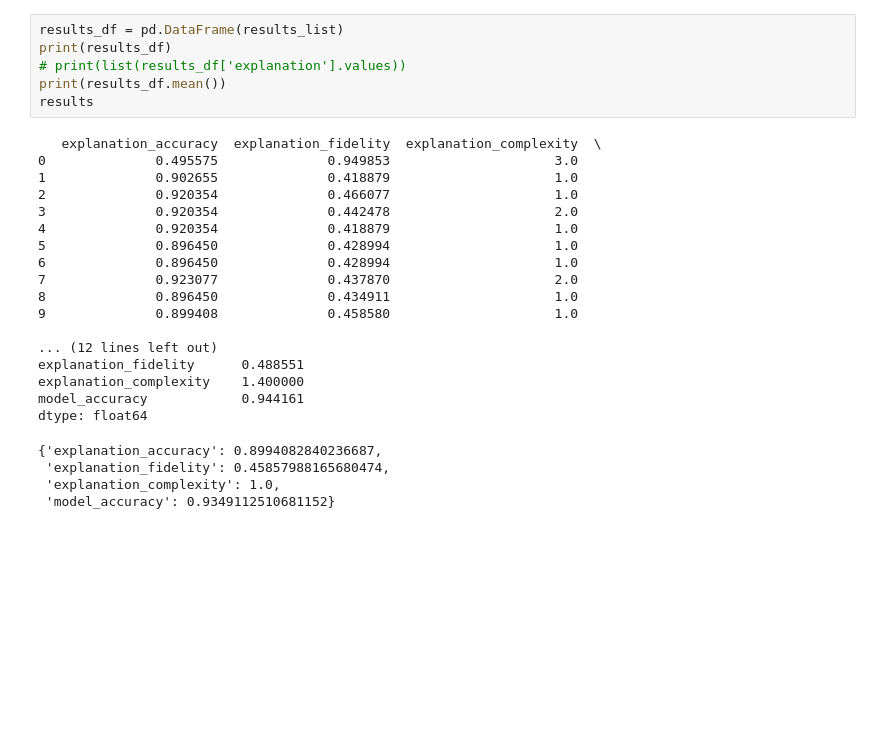
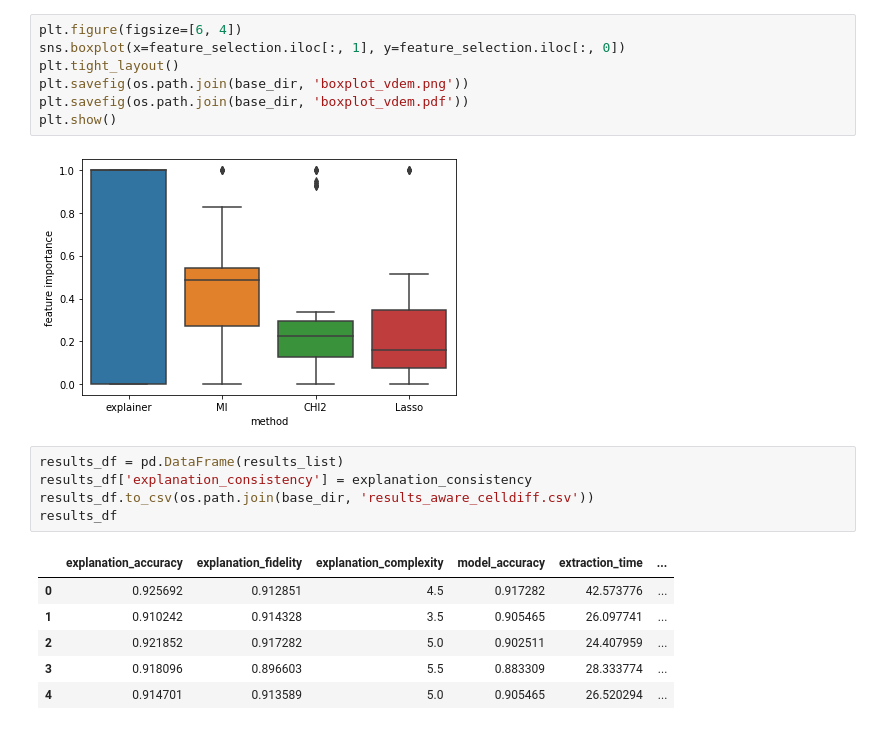
Before and after one commit to pietrobarbiero/pytorch_explain, a Jupyter notebook: experiments/vdem.ipynb, the cells around one changed output. Saved outputs shown, nothing was run; the diff lists cells and outputs as text; blank space fills up the shorter version.

```diff
--- a/experiments/vdem.ipynb
+++ b/experiments/vdem.ipynb
@@ -105,28 +219,21 @@ Split [1/10]
+# %%
+plt.figure(figsize=[6, 4])
+sns.boxplot(x=feature_selection.iloc[:, 1], y=feature_selection.iloc[:, 0])
+plt.tight_layout()
+plt.savefig(os.path.join(base_dir, 'boxplot_vdem.png'))
+plt.savefig(os.path.join(base_dir, 'boxplot_vdem.pdf'))
+plt.show()
+# %% [output]
+[figure, added]
 # %%
 results_df = pd.DataFrame(results_list)
-print(results_df)
-# print(list(results_df['explanation'].values))
-print(results_df.mean())
-results
+results_df['explanation_consistency'] = explanation_consistency
+results_df.to_csv(os.path.join(base_dir, 'results_aware_celldiff.csv'))
+results_df
 # %% [output]
-   explanation_accuracy  explanation_fidelity  explanation_complexity  \
-0              0.495575              0.949853                     3.0
-1              0.902655              0.418879                     1.0
-2              0.920354              0.466077                     1.0
-3              0.920354              0.442478                     2.0
-4              0.920354              0.418879                     1.0
-5              0.896450              0.428994                     1.0
-6              0.896450              0.428994                     1.0
-7              0.923077              0.437870                     2.0
-8              0.896450              0.434911                     1.0
-9              0.899408              0.458580                     1.0
-
-... (12 lines left out)
-explanation_fidelity      0.488551
-explanation_complexity    1.400000
-model_accuracy            0.944161
-dtype: float64
-{'explanation_accuracy': 0.8994082840236687,
- 'explanation_fidelity': 0.45857988165680474,
- 'explanation_complexity': 1.0,
- 'model_accuracy': 0.9349112510681152}
+|  | explanation_accuracy | explanation_fidelity | explanation_complexity | model_accuracy | extraction_time | ... |
+| 0 | 0.925692 | 0.912851 | 4.5 | 0.917282 | 42.573776 | ... |
+| 1 | 0.910242 | 0.914328 | 3.5 | 0.905465 | 26.097741 | ... |
+| 2 | 0.921852 | 0.917282 | 5.0 | 0.902511 | 24.407959 | ... |
+| 3 | 0.918096 | 0.896603 | 5.5 | 0.883309 | 28.333774 | ... |
+| 4 | 0.914701 | 0.913589 | 5.0 | 0.905465 | 26.520294 | ... |
```
Also changed, not shown: parts of 15 cells of this notebook, 1 other file.
